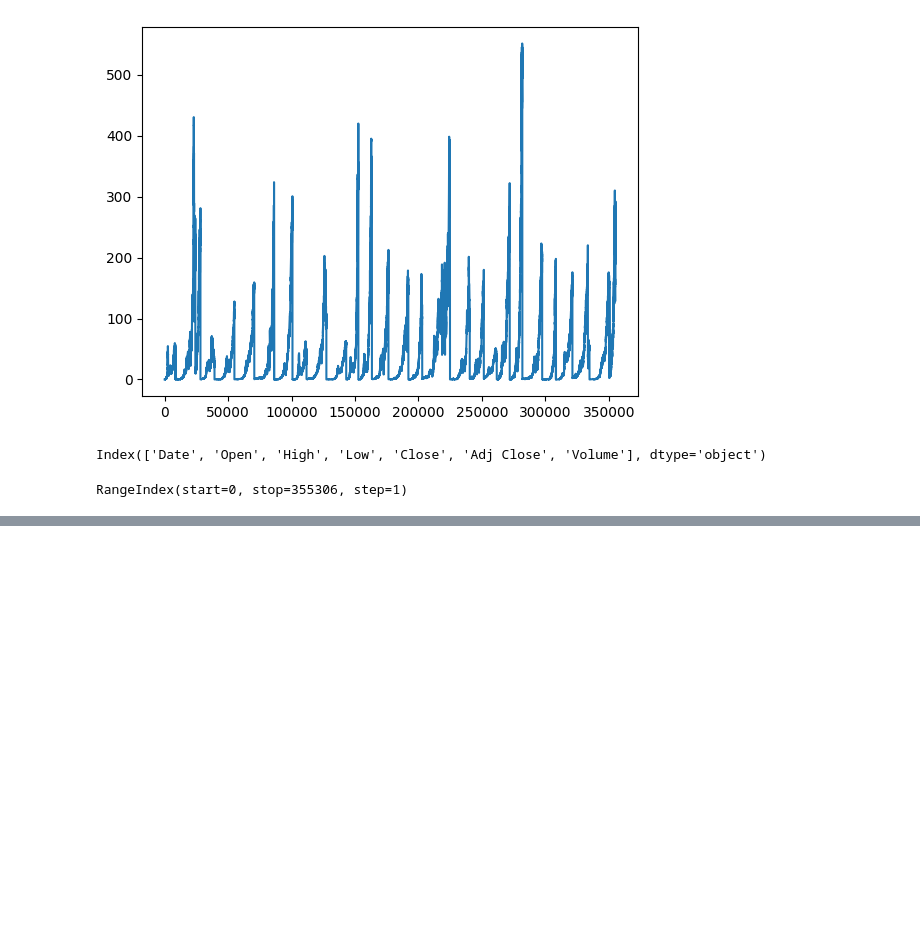
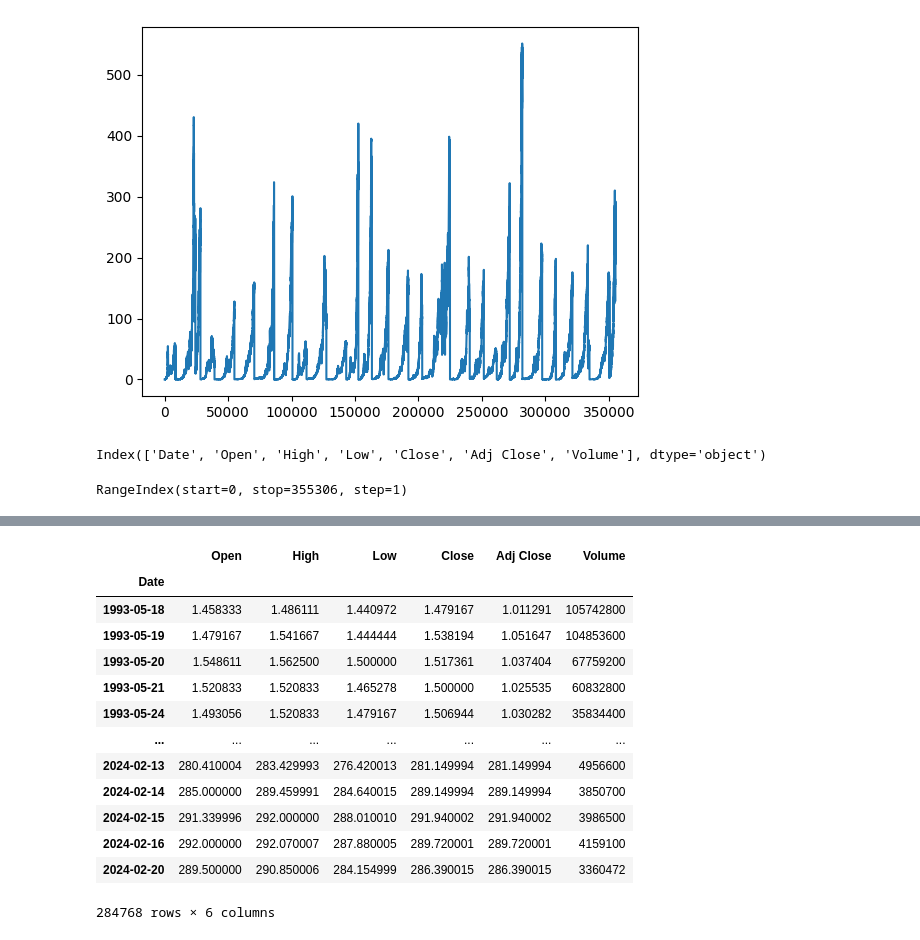
Before and after one commit to pNatTueku/basicPython, a Jupyter notebook: basic_combine_csv_files_with_4_line.ipynb, the cells around one changed output, grey strips where cells are left out. Drawn from its saved outputs; the diff is of its cells as text; code cells hidden in the pictures; blank space fills up the shorter version.

```diff
--- a/basic_combine_csv_files_with_4_line.ipynb
+++ b/basic_combine_csv_files_with_4_line.ipynb
@@ -92,0 +114,2 @@ RangeIndex(start=0, stop=355306, step=1)
+# %%
+data['Date'] = pd.to_datetime(data['Date'])
@@ -92,0 +137,2 @@ RangeIndex(start=0, stop=355306, step=1)
+# %%
+data.set_index('Date', inplace = True)
@@ -92,0 +165,17 @@ RangeIndex(start=0, stop=355306, step=1)
+# %%
+data[data['Adj Close'] >= 1]
+# %% [output]
+|  | Open | High | Low | Close | Adj Close | Volume |
+| Date |  |  |  |  |  |  |
+| 1993-05-18 | 1.458333 | 1.486111 | 1.440972 | 1.479167 | 1.011291 | 105742800 |
+| 1993-05-19 | 1.479167 | 1.541667 | 1.444444 | 1.538194 | 1.051647 | 104853600 |
+| 1993-05-20 | 1.548611 | 1.562500 | 1.500000 | 1.517361 | 1.037404 | 67759200 |
+| 1993-05-21 | 1.520833 | 1.520833 | 1.465278 | 1.500000 | 1.025535 | 60832800 |
+| 1993-05-24 | 1.493056 | 1.520833 | 1.479167 | 1.506944 | 1.030282 | 35834400 |
+| ... | ... | ... | ... | ... | ... | ... |
+| 2024-02-13 | 280.410004 | 283.429993 | 276.420013 | 281.149994 | 281.149994 | 4956600 |
+| 2024-02-14 | 285.000000 | 289.459991 | 284.640015 | 289.149994 | 289.149994 | 3850700 |
+| 2024-02-15 | 291.339996 | 292.000000 | 288.010010 | 291.940002 | 291.940002 | 3986500 |
+| 2024-02-16 | 292.000000 | 292.070007 | 287.880005 | 289.720001 | 289.720001 | 4159100 |
+| 2024-02-20 | 289.500000 | 290.850006 | 284.154999 | 286.390015 | 286.390015 | 3360472 |
+284768 rows × 6 columns
```
Also changed, not shown: parts of 6 cells of this notebook.
